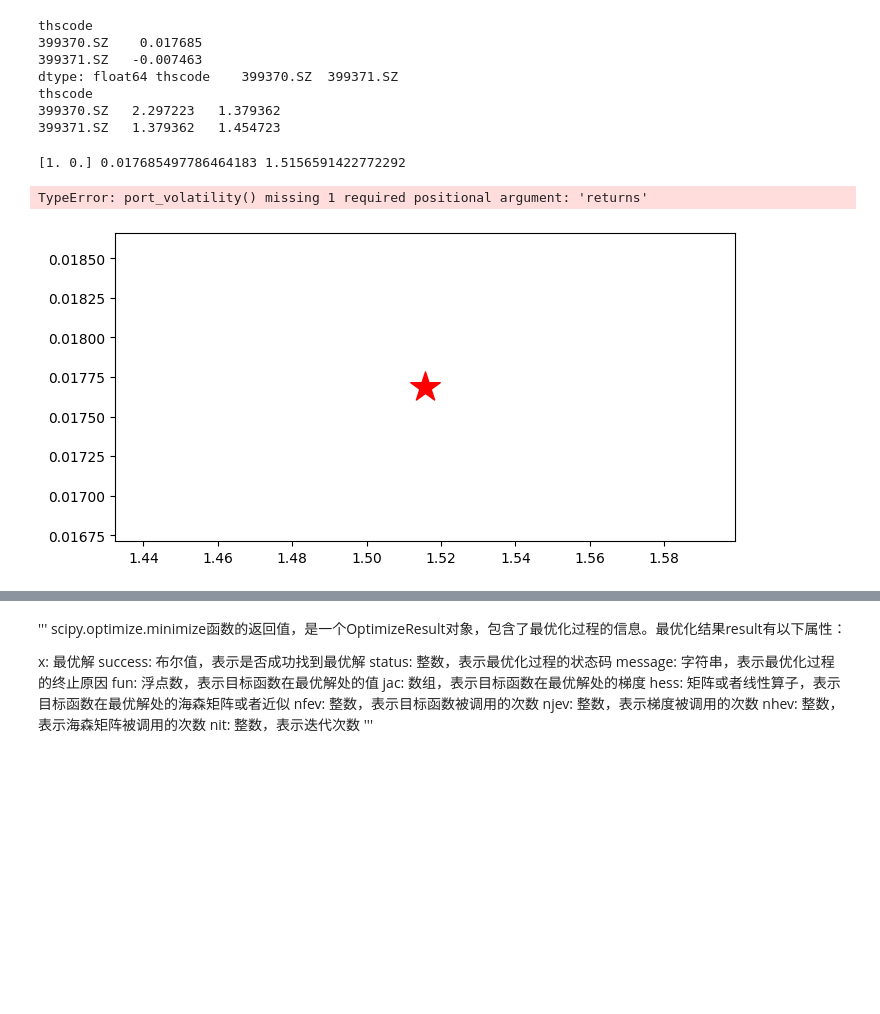
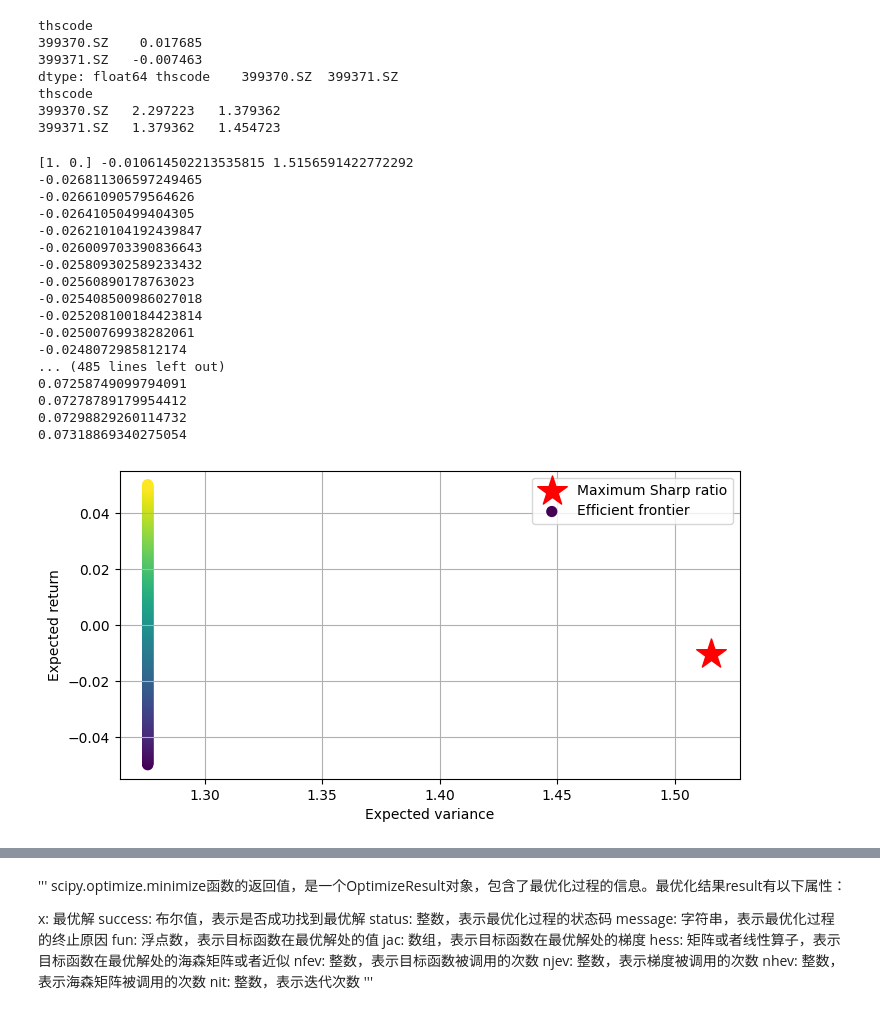
Before and after one commit to pcgan/A-Peek-into-My-Financial-Notebook, a Jupyter notebook: research/资产定价模型/BL-Model-detail.ipynb, the cells around one changed output, grey strips where cells are left out. Cells and saved outputs as stored; diff of their text form; code cells hidden in the pictures; blank space fills up the shorter version.

```diff
--- a/research/资产定价模型/BL-Model-detail.ipynb
+++ b/research/资产定价模型/BL-Model-detail.ipynb
@@ -65,8 +65,8 @@ thscode
 # %%
 ### 计算均值-方差模型得到最大夏普的市场权重
 # 定义组合收益率和方差计算
-def port_return(weights, returns):
-    return np.sum(weights * returns.mean(axis = 0))
+def port_return(weights, returns, risk_free_date):
+    return np.sum(weights * returns.mean(axis = 0))-risk_free_date
 
 def port_volatility(weights, returns):
     return np.sqrt(np.dot(weights.T,np.dot(returns.cov(), weights)))
@@ -82,38 +82,54 @@ initial_weitghts = np.ones(len(data_df_pivot.columns),)/len(data_df_pivot.column
 bounds = [(0,1)] * len(data_df_pivot.columns)
 constraints = (
     {'type':'eq','fun': lambda x: np.sum(x)-1}, #eq表示等式约束，表示等于0
     {'type':'ineq','fun':lambda x:x} #ineq表示不等式约束，表示大于等0，对应禁止卖空
 )
 # 求解权重
 result = minimize(sharp_ratio, initial_weitghts,args=(data_df_pivot,Goverment_bond_YTM_10Y), method='SLSQP',bounds=bounds, constraints=constraints)
-print(result.x, port_return(result.x, data_df_pivot), port_volatility(result.x, data_df_pivot))
+print(result.x, port_return(result.x, data_df_pivot, Goverment_bond_YTM_10Y), port_volatility(result.x, data_df_pivot))
 # 绘制有效前沿曲线
 plt.figure(figsize=(8,4))
-plt.scatter(port_volatility(result.x, data_df_pivot),port_return(result.x, data_df_pivot), marker='*', color='r', s=500,
+plt.scatter(port_volatility(result.x, data_df_pivot),port_return(result.x, data_df_pivot, Goverment_bond_YTM_10Y), marker='*', color='r', s=500,
             label='Maximum Sharp ratio')
 
-target_returns = np.linspace(0.0001, port_return(result.x, data_df_pivot), 1)
+target_returns = np.linspace(-0.050, 0.050, 500)
 target_volatility = []
 
 for tar in target_returns:
     constraints_for = (
     {'type':'eq','fun': lambda x: np.sum(x)-1}, #eq表示等式约束，表示等于0
-    {'type':'eq','fun':lambda x: port_return(x, data_df_pivot)-x} #约束组合收益率等于tar。这样就可以得到在不同目标收益率下的最小方差
+    {'type':'eq','fun': lambda x: port_return(x, data_df_pivot, Goverment_bond_YTM_10Y)-x} #约束组合收益率等于tar。这样就可以得到在不同目标收益率下的最小方差
     )
     result_for = minimize(port_volatility,initial_weitghts,method='SLSQP',
                           bounds=bounds,
-                          args=(data_df_pivot,Goverment_bond_YTM_10Y),
+                          args=(data_df_pivot),
                           constraints=constraints_for)
+    print(tar-port_return(result_for.x, data_df_pivot, Goverment_bond_YTM_10Y))
     target_volatility.append(result_for.fun)
 target_volatility = np.array(target_volatility)
 plt.scatter(target_volatility,target_returns,c=(target_returns-Goverment_bond_YTM_10Y)/target_volatility, s=50,
             label = 'Efficient frontier') # c: 散点的颜色，可以是一个标量或者一个数组，这里是target_returns/target_vars，表示每个散点的颜色由其夏普比率决定
 plt.grid(True)
 plt.xlabel('Expected variance')
 plt.ylabel('Expected return')
 plt.legend(loc='best')
 plt.show()
 # %% [output]
-[1. 0.] 0.017685497786464183 1.5156591422772292
+[1. 0.] -0.010614502213535815 1.5156591422772292
+-0.026811306597249465
+-0.02661090579564626
+-0.02641050499404305
+-0.026210104192439847
+-0.026009703390836643
+-0.025809302589233432
+-0.02560890178763023
+-0.025408500986027018
+-0.025208100184423814
+-0.02500769938282061
+-0.0248072985812174
+... (485 lines left out)
+0.07258749099794091
+0.07278789179954412
+0.07298829260114732
+0.07318869340275054
-TypeError: port_volatility() missing 1 required positional argument: 'returns'
-[figure, old version]
+[figure, new version]
```
Also changed, not shown: parts of 3 cells of this notebook.
